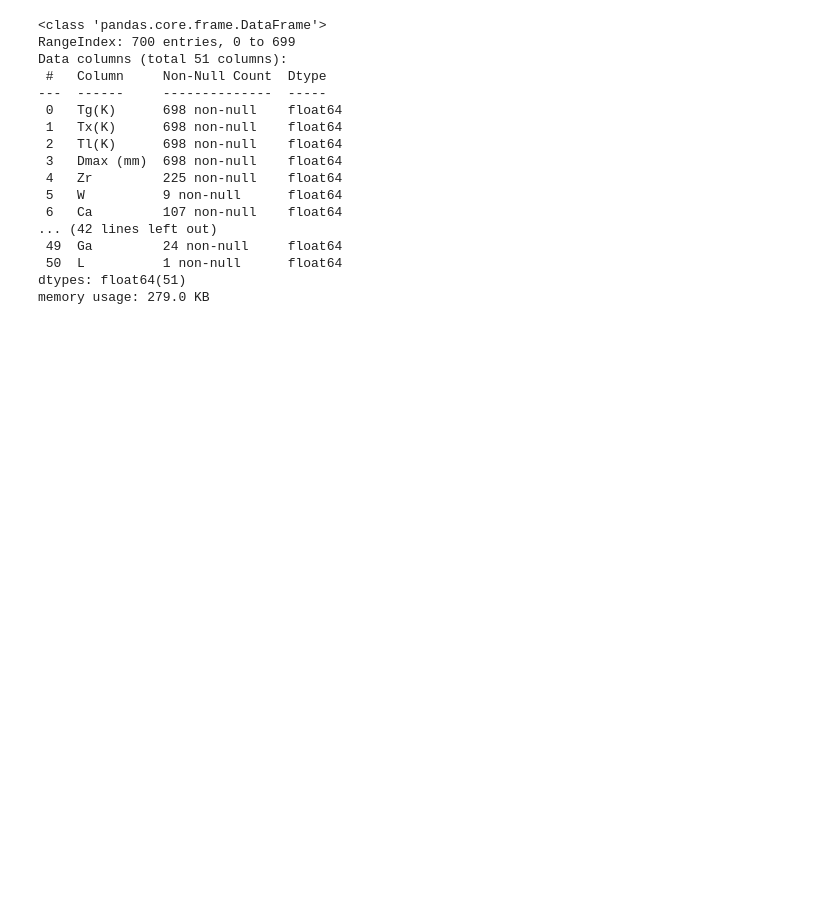
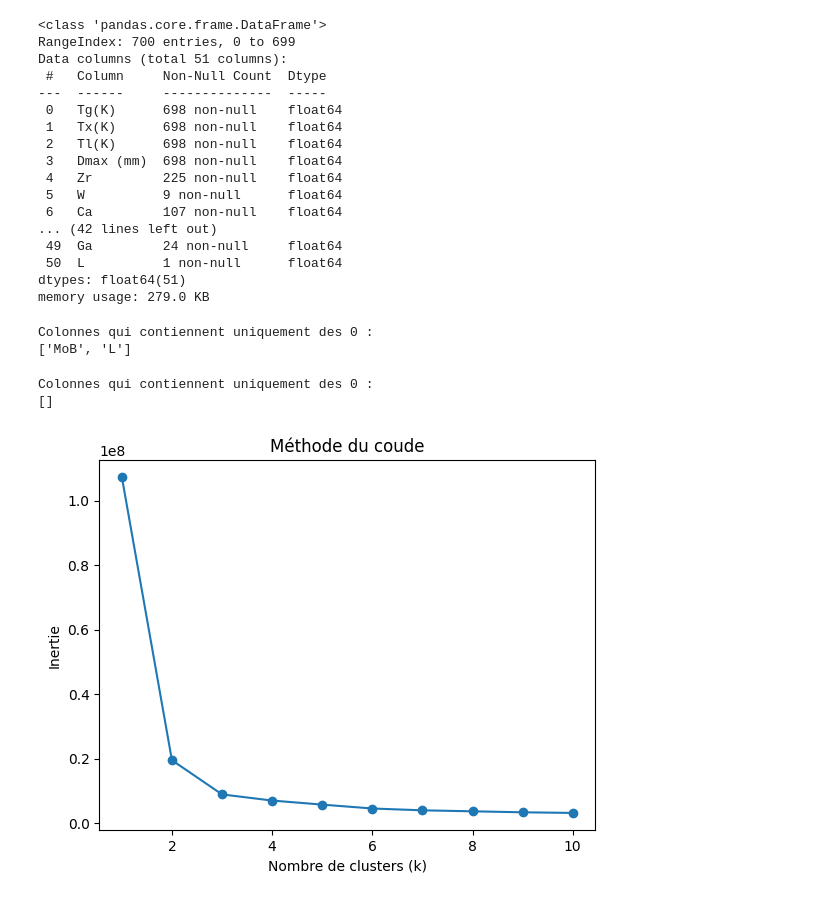
Before and after one commit to chawkibhd/projetDM, a Jupyter notebook: experimental/func.ipynb, the cells around one changed output. Cells and saved outputs as stored; diff of their text form; code cells hidden in the pictures; blank space fills up the shorter version.

Commit message:
clean data un add clustering

```diff
--- a/experimental/func.ipynb
+++ b/experimental/func.ipynb
@@ -248,3 +249,11 @@ Data columns (total 51 columns):
  50  L          1 non-null      float64
 dtypes: float64(51)
 memory usage: 279.0 KB
+# %%
+newdata.fillna(0, inplace=True)
+# %%
+colonnes_a_verifier = ['Ag', 'Al', 'Au', 'B', 'Be', 'C', 'Ca', 'Ce', 'Co', 'Cr', 'Cu', 'Dy', 'Er',
+                       'Fe', 'Ga', 'Gd', 'Hf', 'Ho', 'In', 'L', 'La', 'Mg', 'Mm', 'Mn', 'Mo',
+                       'MoB', 'Nb', 'Nd', 'Ni', 'P', 'Pd', 'Pr', 'S', 'Sc', 'Si', 'Sm', 'Sn',
+                       'Ta', 'Tb', 'Ti', 'Tm', 'V', 'W', 'Y', 'Zn', 'Zr', 'd']
+newdata = newdata[(newdata[colonnes_a_verifier] <= 100).all(axis=1)]
@@ -250,0 +262,10 @@ memory usage: 279.0 KB
+# %%
+zero = (newdata == 0).all()
+colonnes_toutes_zero = zero[zero].index.tolist()
+print("Colonnes qui contiennent uniquement des 0 :")
+print(colonnes_toutes_zero)
+# %% [output]
+Colonnes qui contiennent uniquement des 0 :
+['MoB', 'L']
+# %%
+newdata.drop(columns=['MoB', 'L'], inplace=True)
@@ -250,0 +274,25 @@ memory usage: 279.0 KB
+# %%
+zero = (newdata == 0).all()
+colonnes_toutes_zero = zero[zero].index.tolist()
+print("Colonnes qui contiennent uniquement des 0 :")
+print(colonnes_toutes_zero)
+# %% [output]
+Colonnes qui contiennent uniquement des 0 :
+[]
+# %%
+from sklearn.cluster import KMeans
+import matplotlib.pyplot as plt
+inertias = []
+
+for k in range(1, 11):
+    kmeans = KMeans(n_clusters=k, random_state=42)
+    kmeans.fit(newdata)
+    inertias.append(kmeans.inertia_)
+
+plt.plot(range(1, 11), inertias, marker='o')
+plt.xlabel('Nombre de clusters (k)')
+plt.ylabel('Inertie')
+plt.title('Méthode du coude')
+plt.show()
+# %% [output]
+[figure, added]
```
Also changed, not shown: parts of 6 cells of this notebook, 4 other files.
